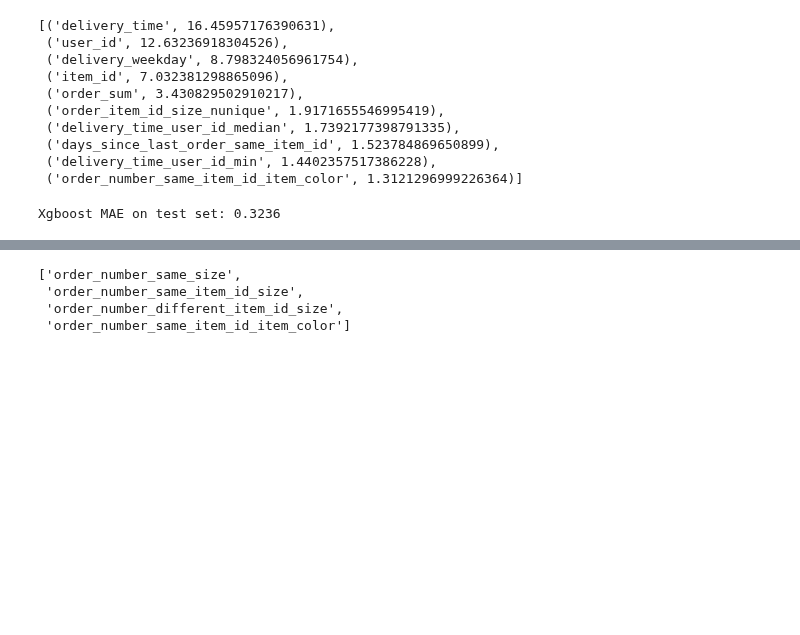
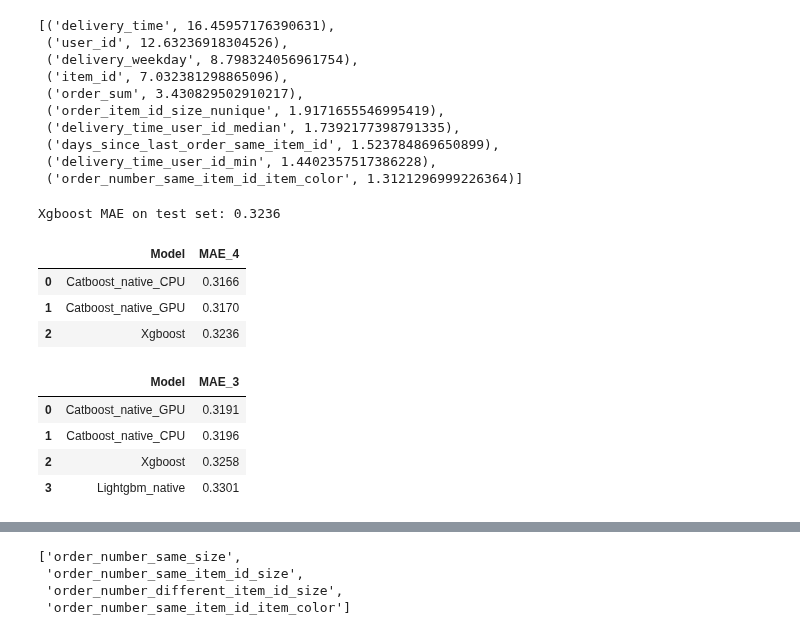
Before and after one commit to teodor-georgiev/Online-Retailer-Analysis-2014, a Jupyter notebook: 5. Recent_+_Interaction.ipynb, the cells around one changed output, grey strips where cells are left out. Drawn from its saved outputs; the diff is of its cells as text; code cells hidden in the pictures; blank space fills up the shorter version.

```diff
--- a/5. Recent_+_Interaction.ipynb
+++ b/5. Recent_+_Interaction.ipynb
@@ -227,3 +189,25 @@ xgb_model, xgb_Y_pred, xgb_mae, xgb_Y_pred_proba = Model.xgboost(df_train_encode
 print("Xgboost MAE on test set:", xgb_mae)
 # %% [output]
 Xgboost MAE on test set: 0.3236
+# %%
+mae_dict_1 = {"Catboost_native_CPU":0.3166,"Catboost_native_GPU":0.317,"Xgboost":0.3236}
+model_results_1 = pd.DataFrame(mae_dict_1,index=["MAE_4"])
+model_results_1.sort_values(by="MAE_4",ascending=True,inplace=True,axis=1)
+model_results_1 = model_results_1.transpose()
+model_results_1.index.set_names(["Model"],inplace=True)
+model_results_1.reset_index(inplace=True)
+model_results_1
+# %% [output]
+|  | Model | MAE_4 |
+| 0 | Catboost_native_CPU | 0.3166 |
+| 1 | Catboost_native_GPU | 0.3170 |
+| 2 | Xgboost | 0.3236 |
+# %%
+model_performance = pd.read_csv("Model_Performances/Model_performance_1.csv")
+model_performance
+# %% [output]
+|  | Model | MAE_3 |
+| 0 | Catboost_native_GPU | 0.3191 |
+| 1 | Catboost_native_CPU | 0.3196 |
+| 2 | Xgboost | 0.3258 |
+| 3 | Lightgbm_native | 0.3301 |
```
Also changed, not shown: parts of 44 cells of this notebook.
